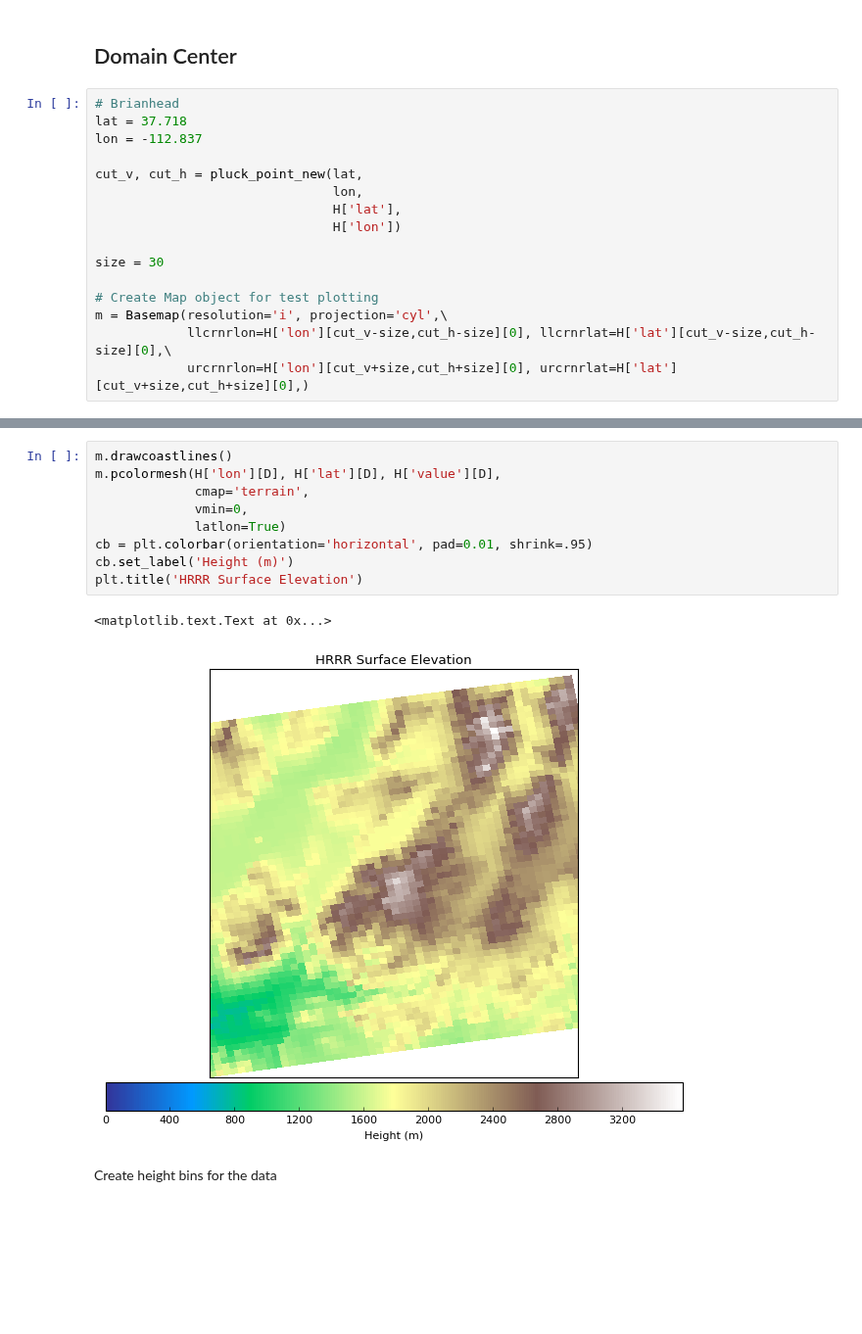
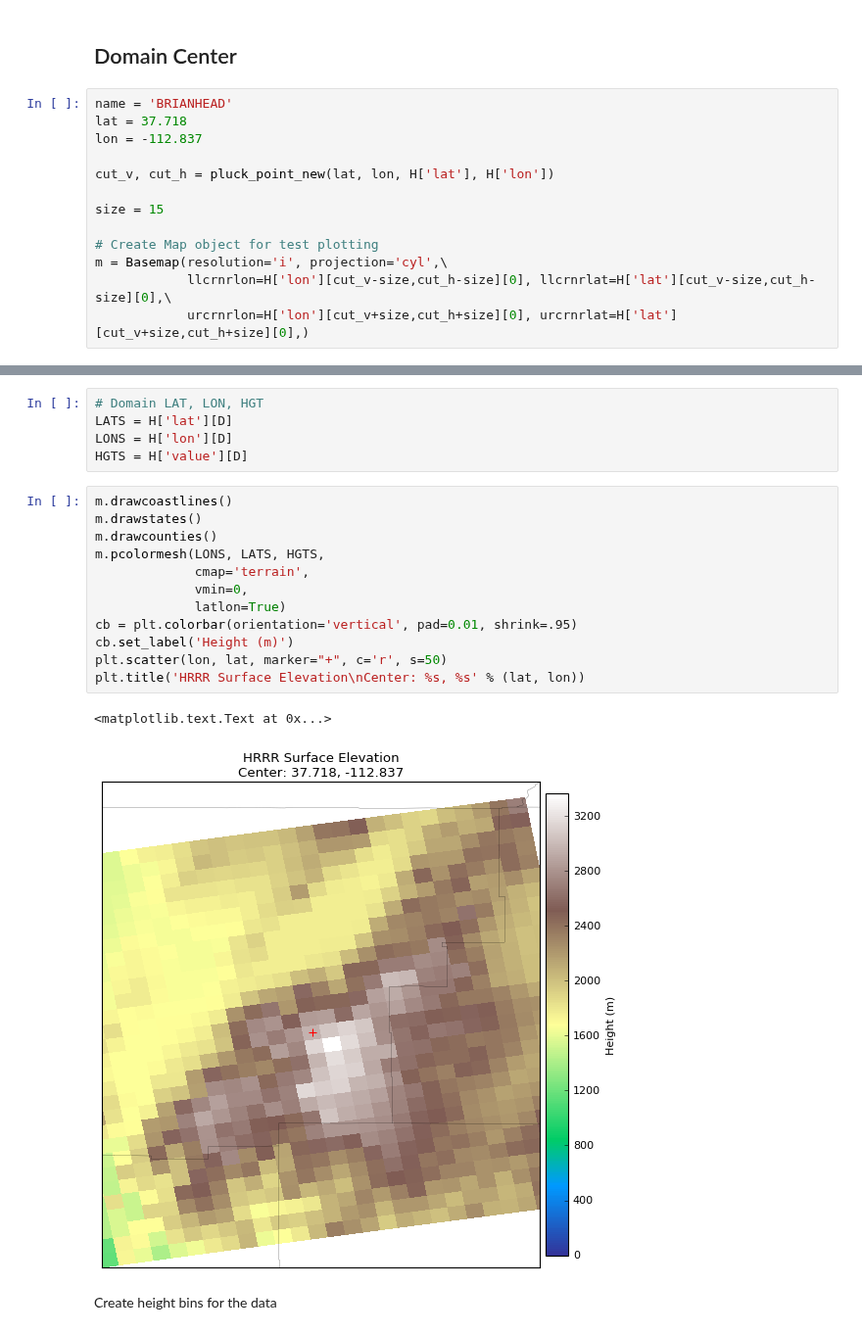
Before and after one commit to blaylockbk/pyBKB_v2, a Jupyter notebook: OpenScienceGrid/OSG_by_elevation_DAYHOURS_DOMAIN.ipynb, the cells around one changed output, grey strips where cells are left out. Shown at 98% size. Drawn from its saved outputs; the diff is of its cells as text; blank space fills up the shorter version.

```diff
--- a/OpenScienceGrid/OSG_by_elevation_DAYHOURS_DOMAIN.ipynb
+++ b/OpenScienceGrid/OSG_by_elevation_DAYHOURS_DOMAIN.ipynb
@@ -57,16 +55,13 @@ range: 30408372 32644720
 # %% [markdown]
 ## Domain Center
 # %%
-# Brianhead
+name = 'BRIANHEAD'
 lat = 37.718
 lon = -112.837
 
-cut_v, cut_h = pluck_point_new(lat,
-                               lon,
-                               H['lat'],
-                               H['lon'])
+cut_v, cut_h = pluck_point_new(lat, lon, H['lat'], H['lon'])
 
-size = 30
+size = 15
 
 # Create Map object for test plotting
 m = Basemap(resolution='i', projection='cyl',\
@@ -85,15 +75,23 @@ m.drawstates()
+# %%
+# Domain LAT, LON, HGT
+LATS = H['lat'][D]
+LONS = H['lon'][D]
+HGTS = H['value'][D]
 # %%
 m.drawcoastlines()
-m.pcolormesh(H['lon'][D], H['lat'][D], H['value'][D],
+m.drawstates()
+m.drawcounties()
+m.pcolormesh(LONS, LATS, HGTS,
              cmap='terrain',
              vmin=0,
              latlon=True)
-cb = plt.colorbar(orientation='horizontal', pad=0.01, shrink=.95)
+cb = plt.colorbar(orientation='vertical', pad=0.01, shrink=.95)
 cb.set_label('Height (m)')
-plt.title('HRRR Surface Elevation')
+plt.scatter(lon, lat, marker="+", c='r', s=50)
+plt.title('HRRR Surface Elevation\nCenter: %s, %s' % (lat, lon))
 # %% [output]
 <matplotlib.text.Text at 0x...>
-[figure, old version]
+[figure, new version]
 # %% [markdown]
 Create height bins for the data
 # %%
```
Also changed, not shown: parts of 10 cells of this notebook, 32 other files.
